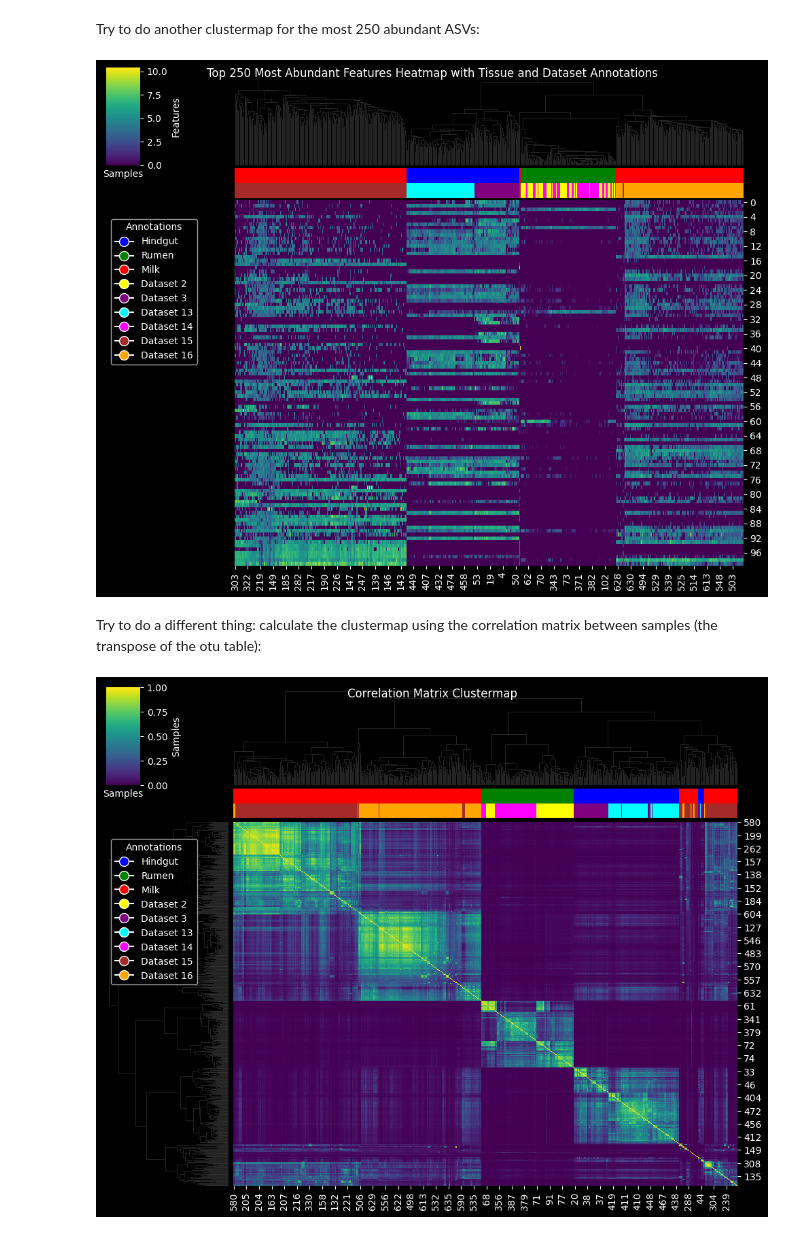
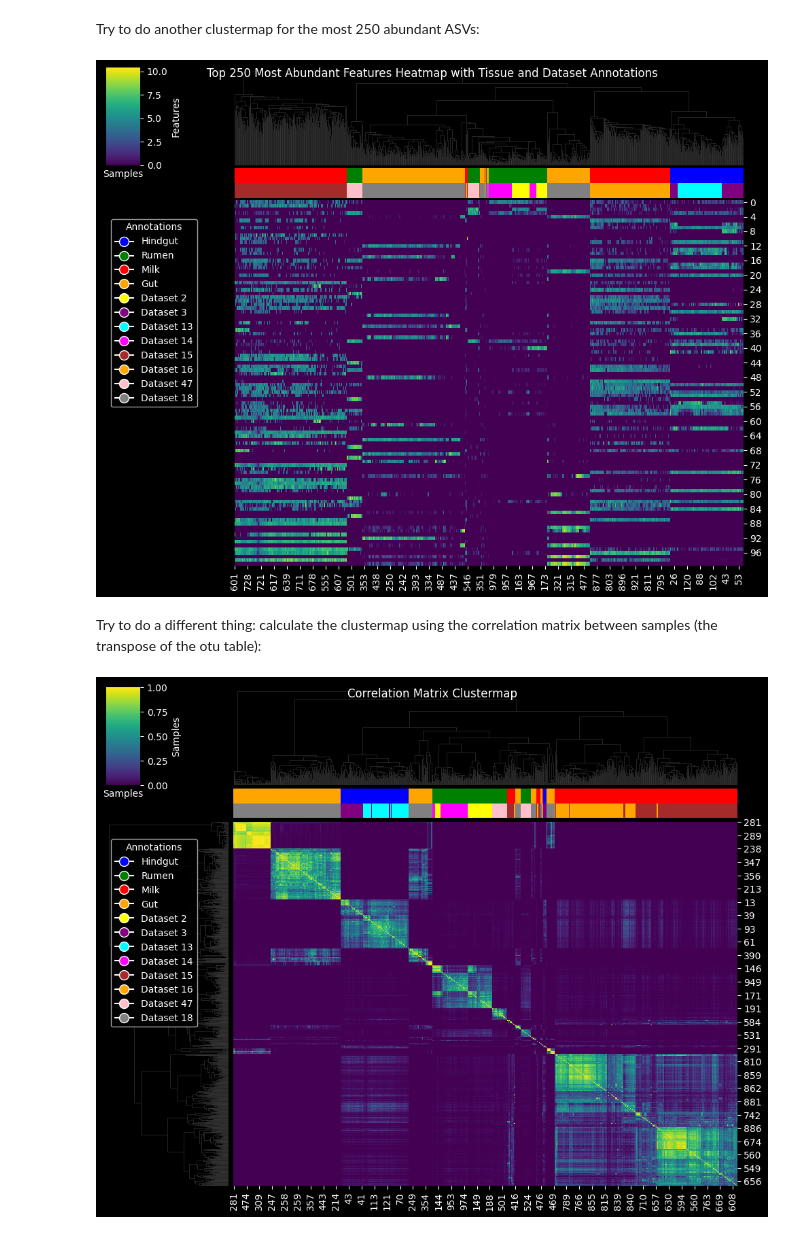
Before and after one commit to filippob/deep_micro_core, a Jupyter notebook: notebooks/02-describe_otu_table.ipynb, the cells around one changed output. Drawn from its saved outputs; the diff is of its cells as text; code cells hidden in the pictures.

```diff
--- a/notebooks/02-describe_otu_table.ipynb
+++ b/notebooks/02-describe_otu_table.ipynb
@@ -146,8 +203,22 @@ sns.clustermap(
     row_cluster=False,
     col_cluster=True,
     col_colors=[
-        metadata['tissue'].map({'hindgut': 'blue', 'rumen': 'green', 'milk': 'red'}).to_numpy(),
-        metadata['dataset'].map({2: 'yellow', 3: 'purple', 13: 'cyan', 14: 'magenta', 15: 'brown', 16: 'orange'}).to_numpy()
+        metadata['tissue'].map({
+            'hindgut': 'blue',
+            'rumen': 'green',
+            'milk': 'red',
+            'gut': 'orange'
+        }).to_numpy(),
+        metadata['dataset'].map({
+            2: 'yellow',
+            3: 'purple',
+            13: 'cyan',
+            14: 'magenta',
+            15: 'brown',
+            16: 'orange',
+            47: 'pink',
+            18: 'gray'
+        }).to_numpy()
     ],
 )
 
@@ -155,7 +226,8 @@ sns.clustermap(
 tissue_handles = [
     plt.Line2D([0], [0], marker='o', color='w', label='Hindgut', markersize=10, markerfacecolor='blue'),
     plt.Line2D([0], [0], marker='o', color='w', label='Rumen', markersize=10, markerfacecolor='green'),
-    plt.Line2D([0], [0], marker='o', color='w', label='Milk', markersize=10, markerfacecolor='red')
+    plt.Line2D([0], [0], marker='o', color='w', label='Milk', markersize=10, markerfacecolor='red'),
+    plt.Line2D([0], [0], marker='o', color='w', label='Gut', markersize=10, markerfacecolor='orange')
 ]
 
 # Create a custom legend for dataset
@@ -165,7 +237,9 @@ dataset_handles = [
     plt.Line2D([0], [0], marker='o', color='w', label='Dataset 13', markersize=10, markerfacecolor='cyan'),
     plt.Line2D([0], [0], marker='o', color='w', label='Dataset 14', markersize=10, markerfacecolor='magenta'),
     plt.Line2D([0], [0], marker='o', color='w', label='Dataset 15', markersize=10, markerfacecolor='brown'),
-    plt.Line2D([0], [0], marker='o', color='w', label='Dataset 16', markersize=10, markerfacecolor='orange')
+    plt.Line2D([0], [0], marker='o', color='w', label='Dataset 16', markersize=10, markerfacecolor='orange'),
+    plt.Line2D([0], [0], marker='o', color='w', label='Dataset 47', markersize=10, markerfacecolor='pink'),
+    plt.Line2D([0], [0], marker='o', color='w', label='Dataset 18', markersize=10, markerfacecolor='gray')
 ]
 
 plt.legend(handles=tissue_handles + dataset_handles, title='Annotations', loc='upper left', bbox_to_anchor=(0, -0.5))
@@ -176,7 +250,7 @@ plt.xlabel('Samples')
 plt.ylabel('Features')
 plt.show()
 # %% [output]
-[figure, old version]
+[figure, new version]
 # %% [markdown]
 Try to do a different thing: calculate the clustermap using the correlation matrix between samples (the transpose of the otu table):
 # %%
@@ -190,36 +264,53 @@ sns.clustermap(
     figsize=(10, 8),
     row_cluster=True,
     col_cluster=True,
     col_colors=[
-        metadata['tissue'].map({'hindgut': 'blue', 'rumen': 'green', 'milk': 'red'}).to_numpy(),
-        metadata['dataset'].map({2: 'yellow', 3: 'purple', 13: 'cyan', 14: 'magenta', 15: 'brown', 16: 'orange'}).to_numpy()
-    ]
+        metadata['tissue'].map({
+            'hindgut': 'blue',
+            'rumen': 'green',
+            'milk': 'red',
+            'gut': 'orange'
+        }).to_numpy(),
+        metadata['dataset'].map({
+            2: 'yellow',
+            3: 'purple',
+            13: 'cyan',
+            14: 'magenta',
+            15: 'brown',
+            16: 'orange',
+            47: 'pink',
+            18: 'gray'
+        }).to_numpy()
+    ],
 )
 
 # Create a custom legend for tissue
 tissue_handles = [
     plt.Line2D([0], [0], marker='o', color='w', label='Hindgut', markersize=10, markerfacecolor='blue'),
     plt.Line2D([0], [0], marker='o', color='w', label='Rumen', markersize=10, markerfacecolor='green'),
-    plt.Line2D([0], [0], marker='o', color='w', label='Milk', markersize=10, markerfacecolor='red')
+    plt.Line2D([0], [0], marker='o', color='w', label='Milk', markersize=10, markerfacecolor='red'),
+    plt.Line2D([0], [0], marker='o', color='w', label='Gut', markersize=10, markerfacecolor='orange')
 ]
 
 # Create a custom legend for dataset
 dataset_handles = [
     plt.Line2D([0], [0], marker='o', color='w', label='Dataset 2', markersize=10, markerfacecolor='yellow'),
     plt.Line2D([0], [0], marker='o', color='w', label='Dataset 3', markersize=10, markerfacecolor='purple'),
     plt.Line2D([0], [0], marker='o', color='w', label='Dataset 13', markersize=10, markerfacecolor='cyan'),
     plt.Line2D([0], [0], marker='o', color='w', label='Dataset 14', markersize=10, markerfacecolor='magenta'),
     plt.Line2D([0], [0], marker='o', color='w', label='Dataset 15', markersize=10, markerfacecolor='brown'),
-    plt.Line2D([0], [0], marker='o', color='w', label='Dataset 16', markersize=10, markerfacecolor='orange')
+    plt.Line2D([0], [0], marker='o', color='w', label='Dataset 16', markersize=10, markerfacecolor='orange'),
+    plt.Line2D([0], [0], marker='o', color='w', label='Dataset 47', markersize=10, markerfacecolor='pink'),
+    plt.Line2D([0], [0], marker='o', color='w', label='Dataset 18', markersize=10, markerfacecolor='gray')
 ]
 
 plt.legend(handles=tissue_handles + dataset_handles, title='Annotations', loc='upper left', bbox_to_anchor=(0, -0.5))
 
 
 # Add title and labels
 plt.suptitle('Correlation Matrix Clustermap', ha='center')
 plt.xlabel('Samples')
 plt.ylabel('Samples')
 plt.show()
 # %% [output]
-[figure, old version]
+[figure, new version]
```
Also changed, not shown: parts of 7 cells of this notebook, 5 other files.
